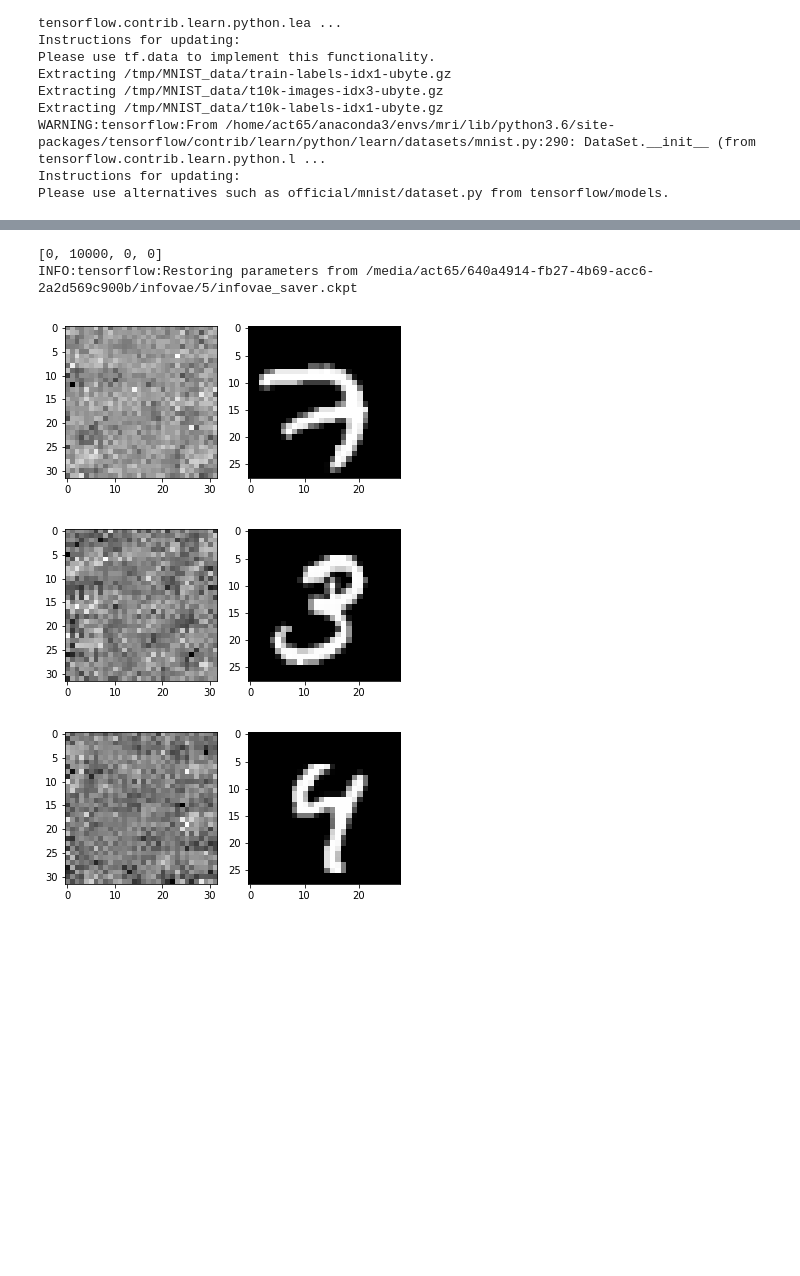
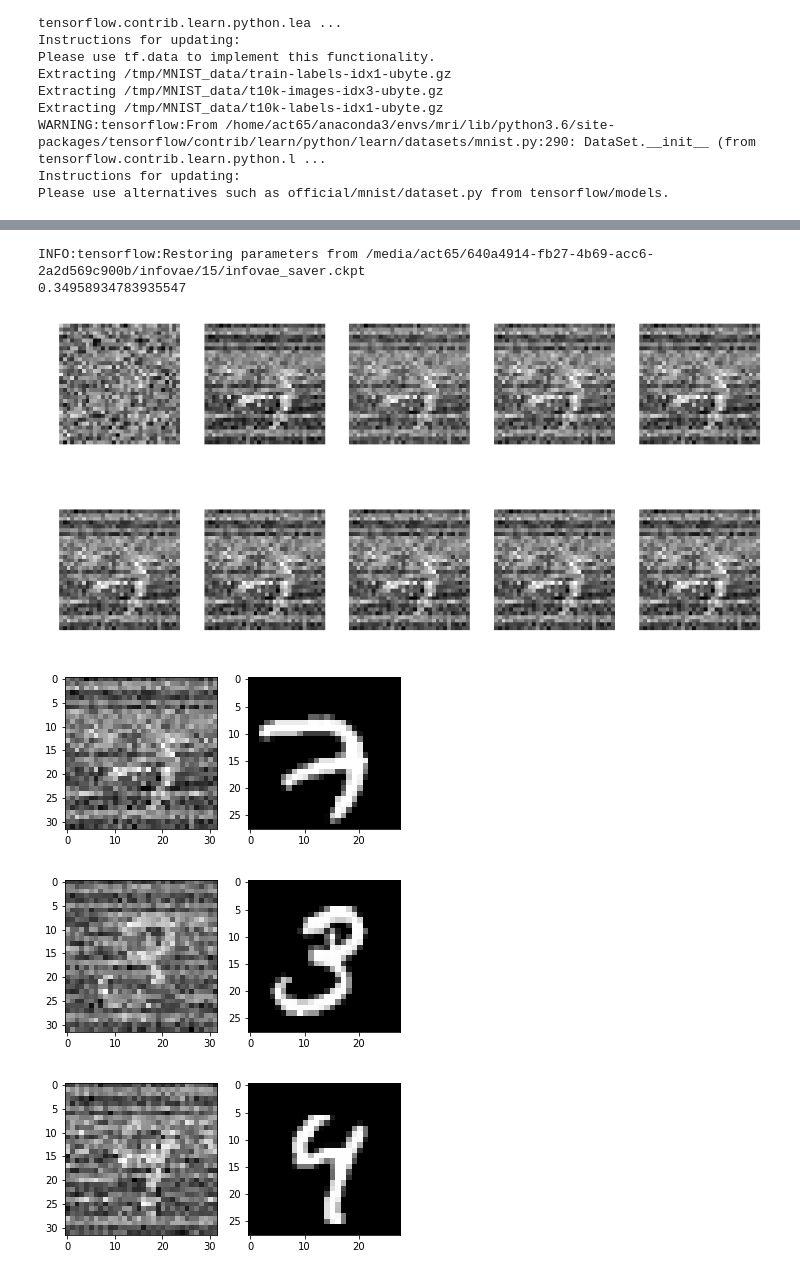
Before and after one commit to act65/mri-reconstruction, a Jupyter notebook: notebooks/learned-prior/vae-prior.ipynb, the cells around one changed output, grey strips where cells are left out. Saved outputs shown, nothing was run; the diff lists cells and outputs as text; code cells hidden in the pictures; blank space fills up the shorter version.

```diff
--- a/notebooks/learned-prior/vae-prior.ipynb
+++ b/notebooks/learned-prior/vae-prior.ipynb
@@ -39,19 +41,16 @@ f = mri.MRI(N=d, stddev=0.0001)
 # %%
 def construct_loss(r, y, coeffs):
     p = nn.estimate_density(r)
-    print(coeffs)
     recon = nn(r)
     h = f(r)
     recon_loss = tf.reduce_mean(tf.reduce_sum(tf.square(h - y), axis=1))
-    prior_loss = tf.reduce_mean(1 - p)
-#     prior_loss = tf.reduce_mean(tf.reduce_sum(tf.square(nn.z), axis=1))
-    sparse_loss = tf.reduce_mean(tf.reduce_sum(h, axis=1))
+    prior_loss = tf.reduce_mean(tf.reduce_sum(tf.square(nn.h[:,:,:,:8]), axis=1))
+#     prior_loss =  tf.reduce_mean(1 - p)
     tv_loss = tf.reduce_mean(tf.image.total_variation(r))
 
     agg_loss = (coeffs[0]*recon_loss+
                 coeffs[1]*prior_loss+
-                coeffs[2]*sparse_loss+
-                coeffs[3]*tv_loss)
+                coeffs[2]*tv_loss)
     return agg_loss
 # %%
 saver = tf.train.Saver(nn.encoder.variables + nn.decoder.variables)
@@ -80,8 +87,13 @@ ValueError: No variables to save
 # %%
 # check the restored params
-r = nn(inputs)
-with tf.Session() as sess:
-    saver.restore(sess, tf.train.latest_checkpoint(model_path))
-    recon = sess.run(nn.y, feed_dict={inputs: infovae.InfoVAE.preprocess(mnist.train.images[0:3, ...])})
-plt.imshow(recon[2,:,:,0].reshape((32,32)))
+with tf.variable_scope('scope'):
+    r = nn.decoder(tf.random_normal(shape=tf.shape(nn.z)))
+    with tf.Session() as sess:
+        saver.restore(sess, tf.train.latest_checkpoint(model_path))
+        recon = sess.run(r, feed_dict={inputs: infovae.InfoVAE.preprocess(mnist.train.images[0:25, ...])})
+
+plt.figure(figsize=(16,16))
+for i in range(len(recon)):
+    plt.subplot(5,5,i+1)
+    plt.imshow(recon[i,:,:,0].reshape((32,32)), cmap='gray', interpolation='nearest')
 # %% [output]
@@ -117,0 +119,10 @@ INFO:tensorflow:Restoring parameters from /media/act65/640a4914-fb27-4b69-acc6-2
+# %%
+x = infovae.InfoVAE.preprocess(mnist.train.images[0:3, ...])
+recon = reconstruct(x, 100, coeffs=[0,1,0], lr=0.1)  # learned prior
+
+for i in range(3):
+    plt.figure()
+    plt.subplot(1,2,1)
+    plt.imshow(recon[i, :, :, 0], interpolation='nearest', cmap='gray')
+    plt.subplot(1,2,2)
+    plt.imshow(mnist.train.images[i].reshape((28,28)), interpolation='nearest', cmap='gray')
@@ -118,16 +136,17 @@ INFO:tensorflow:Restoring parameters from /media/act65/640a4914-fb27-4b69-acc6-2
 # %%
-recon = reconstruct(x, 1000, coeffs=[0,10000,0,0])  # learned prior
+recon = reconstruct(x, 100, coeffs=[1,1,0])  # learned prior and recon
 
 for i in range(3):
     plt.figure()
     plt.subplot(1,2,1)
     plt.imshow(recon[i, :, :, 0], interpolation='nearest', cmap='gray')
     plt.subplot(1,2,2)
     plt.imshow(mnist.train.images[i].reshape((28,28)), interpolation='nearest', cmap='gray')
 # %% [output]
-[0, 10000, 0, 0]
-INFO:tensorflow:Restoring parameters from /media/act65/640a4914-fb27-4b69-acc6-2a2d569c900b/infovae/5/infovae_saver.ckpt
+INFO:tensorflow:Restoring parameters from /media/act65/640a4914-fb27-4b69-acc6-2a2d569c900b/infovae/15/infovae_saver.ckpt
+0.34958934783935547
-[figure, old version]
+[figure, new version]
-[figure, old version]
+[figure, new version]
-[figure, old version]
+[figure, new version]
+[figure, added]
 # %%
```
Also changed, not shown: parts of 10 cells of this notebook, 19 other files.
